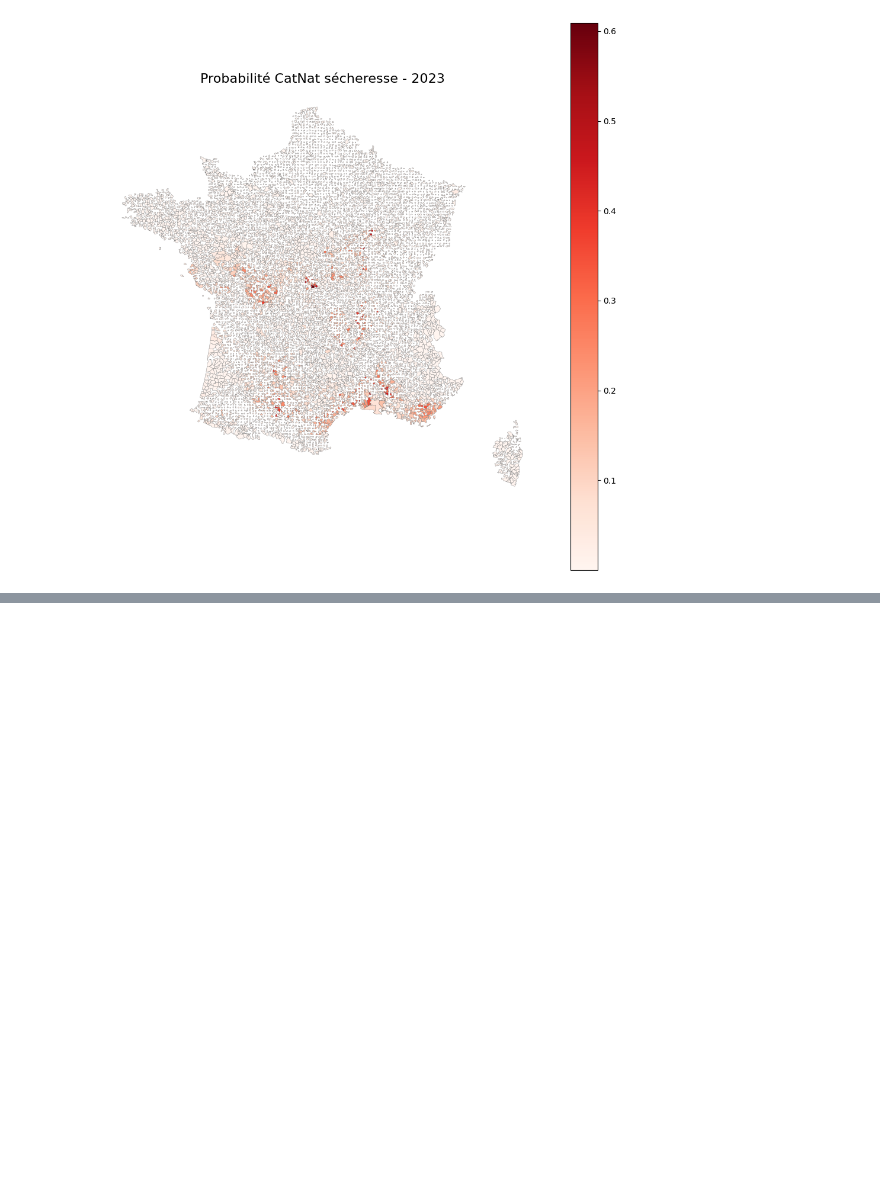
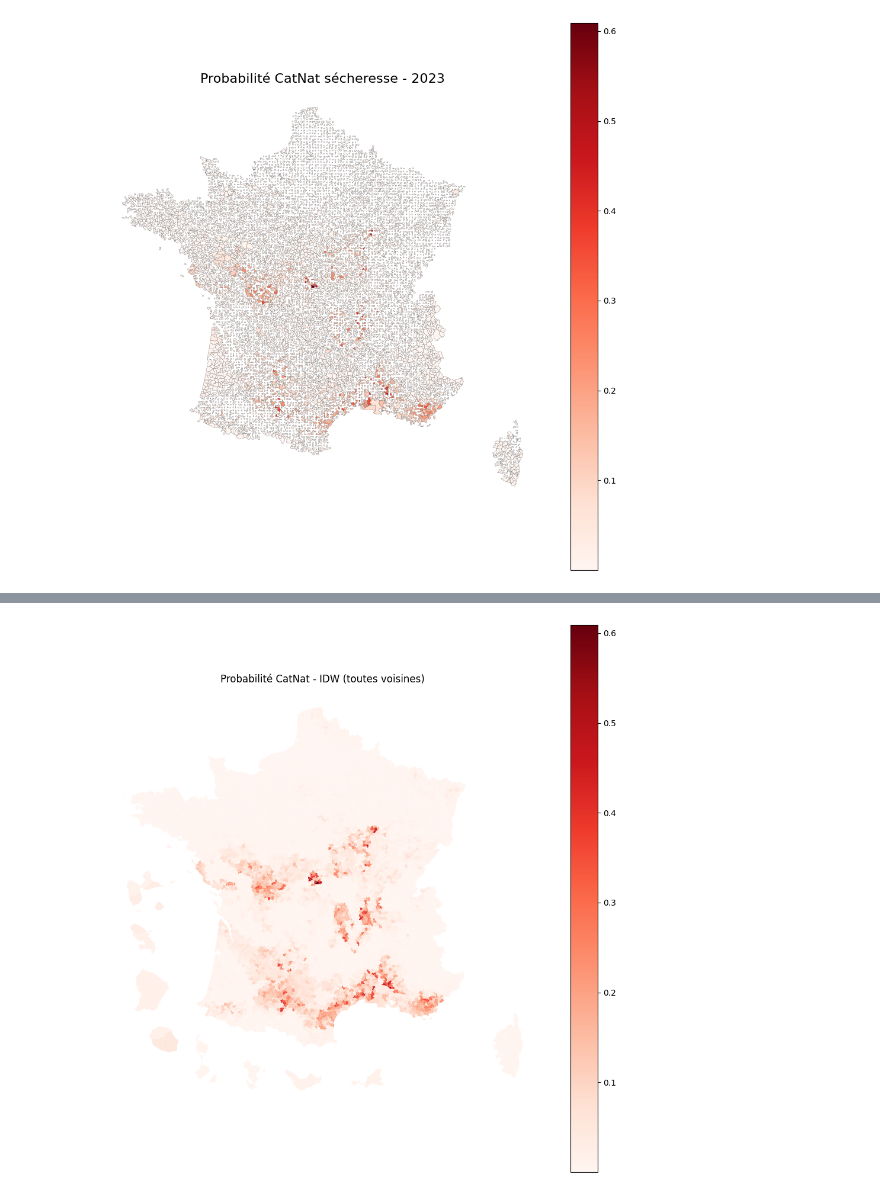
Before and after one commit to Deeson2002/Machine-learning-for-climate-risk, a Jupyter notebook: Code Crespin/Partie3.ipynb, the cells around one changed output, grey strips where cells are left out. Saved outputs shown, nothing was run; the diff lists cells and outputs as text; code cells hidden in the pictures; blank space fills up the shorter version.

```diff
--- a/Code Crespin/Partie3.ipynb
+++ b/Code Crespin/Partie3.ipynb
@@ -412,0 +520,27 @@ plt.show()
+# %%
+from scipy.interpolate import NearestNDInterpolator
+import numpy as np
+
+# 1. Centroïdes des communes connues
+known_mask = gdf_map_2023['proba_secheresse'].notna()
+centroids_known = gdf_map_2023.loc[known_mask, 'geometry'].centroid
+coords_known = np.column_stack([centroids_known.x, centroids_known.y])
+probas_known = gdf_map_2023.loc[known_mask, 'proba_secheresse'].values
+
+# 2. Interpolateur (PAS de n_neighbors !)
+interpolator = NearestNDInterpolator(coords_known, probas_known)
+
+# 3. Centroïdes de TOUTES les communes
+centroids_all = gdf_map_2023['geometry'].centroid
+coords_all = np.column_stack([centroids_all.x, centroids_all.y])
+
+# 4. Interpolation
+gdf_map_2023['proba_secheresse_idw'] = interpolator(coords_all)
+
+# 5. Carte
+gdf_map_2023.plot(column='proba_secheresse_idw', cmap='Reds', legend=True, figsize=(12,12))
+plt.title("Probabilité CatNat - IDW (toutes voisines)")
+plt.axis('off')
+plt.show()
+# %% [output]
+[figure, added]
```
Also changed, not shown: parts of 8 cells of this notebook.
